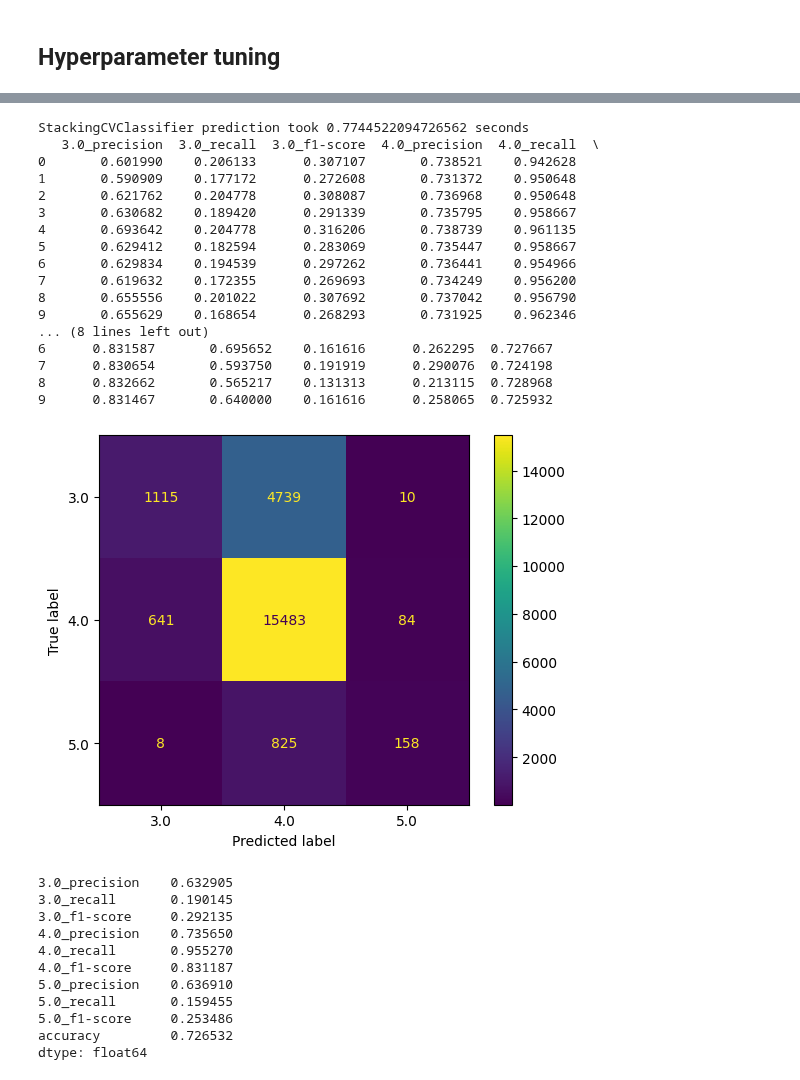
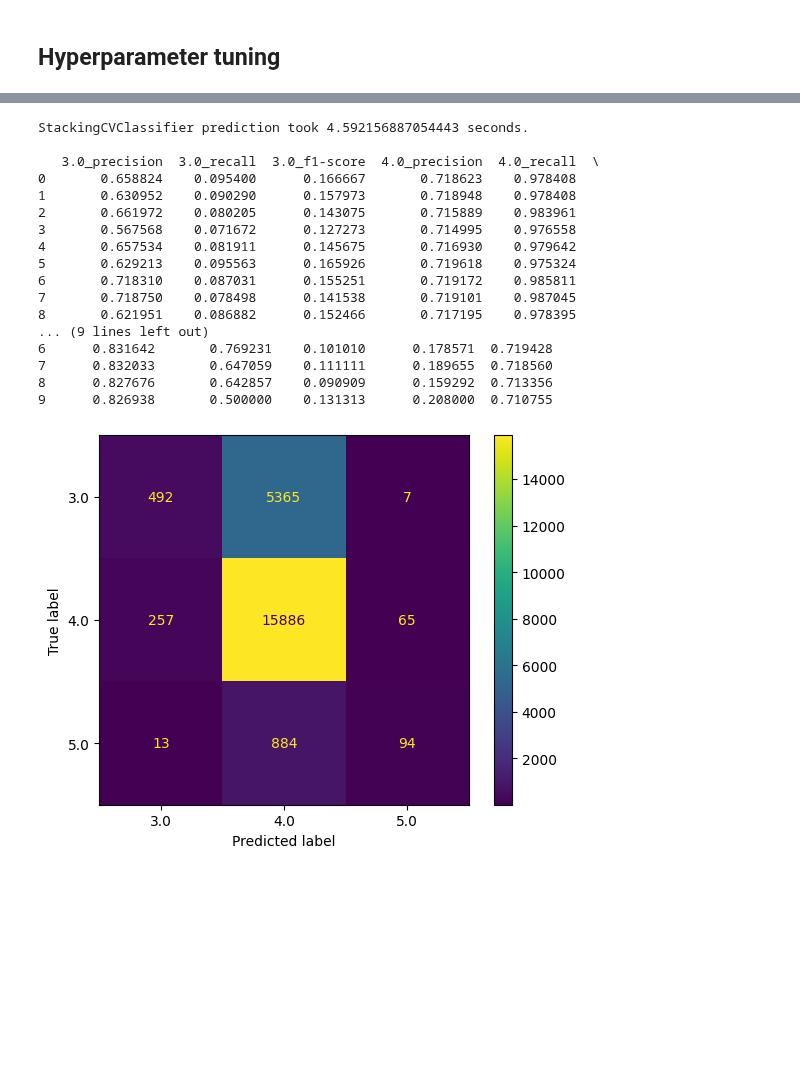
Before and after one commit to 7angel4/Goodreads-rating-classification, a Jupyter notebook: StackNB.ipynb, the cells around one changed output, grey strips where cells are left out. Saved outputs shown, nothing was run; the diff lists cells and outputs as text; code cells hidden in the pictures; blank space fills up the shorter version.

```diff
--- a/StackNB.ipynb
+++ b/StackNB.ipynb
@@ -565,10 +498,0 @@ X_filtered
-# %%
-base_classifiers = [GaussianNB(),
-                    CategoricalNB(alpha=0.1, min_categories=N_CAT_VALUES[0]),
-                    MultinomialNB(alpha=0.1)]
-
-snb = StackingNB(base_classifiers, meta_classifier, filtered_feature_sets)
-snb.fit(X_filtered, y)
-
-y_pred, snb_report = cross_val_report(snb, X_filtered, y)
-snb_report
@@ -605,3 +499,5 @@ dtype: float64
+# %%
+filtered_gnb_features = ['pagesNumber', 'PublishYear']
 # %% [markdown]
 ## Stacking CV Classifier
 # %%
@@ -611,10 +507,10 @@ from mlxtend.feature_selection import ColumnSelector
 from sklearn.pipeline import make_pipeline
 from sklearn.linear_model import LogisticRegression
 # %%
-gnb = make_pipeline(ColumnSelector(filtered_gaus_features),
+gnb = make_pipeline(ColumnSelector(filtered_gnb_features),
                       GaussianNB())
-cnb = make_pipeline(ColumnSelector(filtered_cat_features),
-                      CategoricalNB(alpha=0.1, min_categories=N_CAT_VALUES[0]))
+cnb = make_pipeline(ColumnSelector(filtered_cnb_features),
+                      ComplementNB(alpha=0.1))
 mnb = make_pipeline(ColumnSelector(filtered_mn_features),
                       MultinomialNB(alpha=0.1))
 
@@ -622,7 +518,7 @@ cvsnb = StackingCVClassifier(classifiers=[gnb, cnb, mnb],
                             meta_classifier=LogisticRegression(),
                             random_state=30027)
 
-cvsnb.fit(X_filtered, y)
+cvsnb.fit(X, y)
 # %% [output]
 StackingCVClassifier(classifiers=[Pipeline(steps=[('columnselector',
                                                    ColumnSelector(cols=['pagesNumber',
@@ -736,16 +637,16 @@ grid.iloc[23,0]
 # %%
-gnb = make_pipeline(ColumnSelector(filtered_gaus_features),
+gnb = make_pipeline(ColumnSelector(filtered_gnb_features),
                       GaussianNB())
-cnb = make_pipeline(ColumnSelector(filtered_cat_features),
-                      CategoricalNB(alpha=0.11, min_categories=N_CAT_VALUES[0]))
+cnb = make_pipeline(ColumnSelector(filtered_cnb_features),
+                      CategoricalNB(alpha=0.16, min_categories=19244))
 mnb = make_pipeline(ColumnSelector(filtered_mn_features),
-                      MultinomialNB(alpha=0.26))
+                      MultinomialNB(alpha=0.1))
 
 cvsnb = StackingCVClassifier(classifiers=[gnb, cnb, mnb],
                             meta_classifier=CategoricalNB(),
                             random_state=30027)
 
-cvsnb.fit(X_filtered, y)
+cvsnb.fit(X, y)
 # %% [output]
 StackingCVClassifier(classifiers=[Pipeline(steps=[('columnselector',
                                                    ColumnSelector(cols=['pagesNumber',
@@ -766,34 +667,23 @@ StackingCVClassifier(classifiers=[Pipeline(steps=[('columnselector',
                      meta_classifier=CategoricalNB(), random_state=30027)
 # %%
-y_pred, cvsnb_report = cross_val_report(cvsnb, X_filtered, y)
+y_pred, cvsnb_report = cross_val_report(cvsnb, X, y)
 cvsnb_report
 # %% [output]
-StackingCVClassifier prediction took 0.7744522094726562 seconds
+StackingCVClassifier prediction took 4.592156887054443 seconds.
+
    3.0_precision  3.0_recall  3.0_f1-score  4.0_precision  4.0_recall  \
-0       0.601990    0.206133      0.307107       0.738521    0.942628
-1       0.590909    0.177172      0.272608       0.731372    0.950648
-2       0.621762    0.204778      0.308087       0.736968    0.950648
-3       0.630682    0.189420      0.291339       0.735795    0.958667
-4       0.693642    0.204778      0.316206       0.738739    0.961135
-5       0.629412    0.182594      0.283069       0.735447    0.958667
-6       0.629834    0.194539      0.297262       0.736441    0.954966
-7       0.619632    0.172355      0.269693       0.734249    0.956200
-8       0.655556    0.201022      0.307692       0.737042    0.956790
-9       0.655629    0.168654      0.268293       0.731925    0.962346
-... (8 lines left out)
-6      0.831587       0.695652    0.161616      0.262295  0.727667
-7      0.830654       0.593750    0.191919      0.290076  0.724198
-8      0.832662       0.565217    0.131313      0.213115  0.728968
-9      0.831467       0.640000    0.161616      0.258065  0.725932
+0       0.658824    0.095400      0.166667       0.718623    0.978408
+1       0.630952    0.090290      0.157973       0.718948    0.978408
+2       0.661972    0.080205      0.143075       0.715889    0.983961
+3       0.567568    0.071672      0.127273       0.714995    0.976558
+4       0.657534    0.081911      0.145675       0.716930    0.979642
+5       0.629213    0.095563      0.165926       0.719618    0.975324
+6       0.718310    0.087031      0.155251       0.719172    0.985811
+7       0.718750    0.078498      0.141538       0.719101    0.987045
+8       0.621951    0.086882      0.152466       0.717195    0.978395
+... (9 lines left out)
+6      0.831642       0.769231    0.101010      0.178571  0.719428
+7      0.832033       0.647059    0.111111      0.189655  0.718560
+8      0.827676       0.642857    0.090909      0.159292  0.713356
+9      0.826938       0.500000    0.131313      0.208000  0.710755
-[figure, old version]
+[figure, new version]
-3.0_precision    0.632905
-3.0_recall       0.190145
-3.0_f1-score     0.292135
-4.0_precision    0.735650
-4.0_recall       0.955270
-4.0_f1-score     0.831187
-5.0_precision    0.636910
-5.0_recall       0.159455
-5.0_f1-score     0.253486
-accuracy         0.726532
-dtype: float64
```
Also changed, not shown: parts of 40 cells of this notebook, 16 other files.
